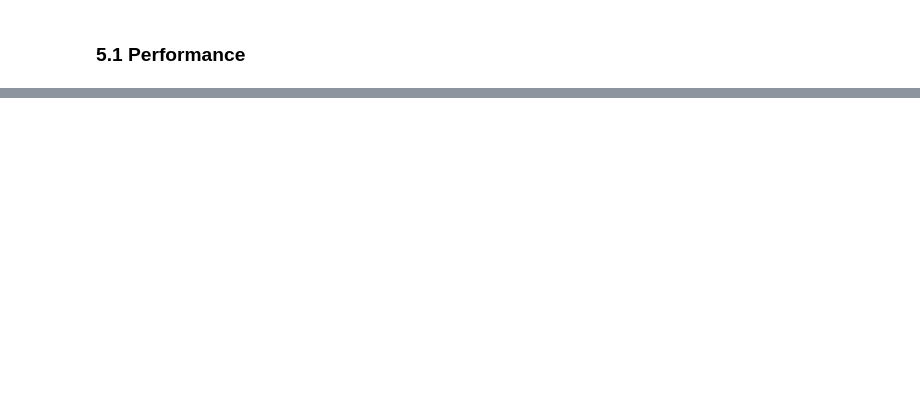
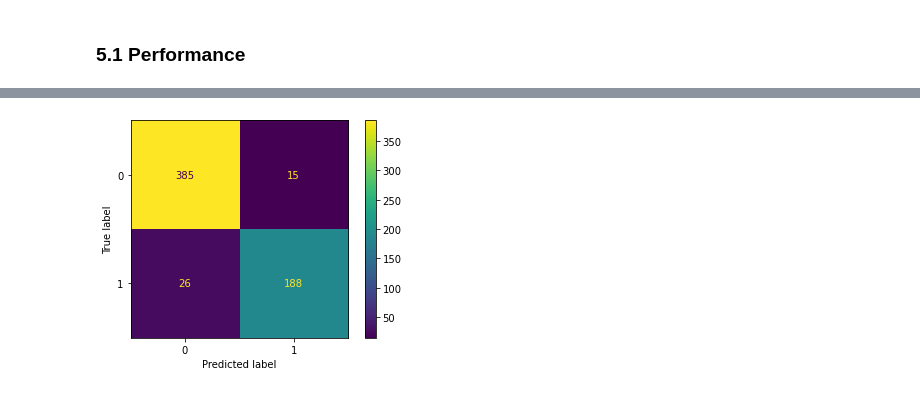
Before and after one commit to Esrem5/PredictDiabetes, a Jupyter notebook: diabetes_challenge.ipynb, the cells around one changed output, grey strips where cells are left out. Saved outputs shown, nothing was run; the diff lists cells and outputs as text; code cells hidden in the pictures; blank space fills up the shorter version.

```diff
--- a/diabetes_challenge.ipynb
+++ b/diabetes_challenge.ipynb
@@ -588,0 +618,12 @@ Explain why I use which performance measure
+# %%
+params = {
+    'm__max_features': [2, 3, 'sqrt'],
+    'm__min_samples_leaf': [3, 4, 5],
+    'm__min_samples_split': [8, 10, 12],
+    'm__n_estimators': [100, 200, 300]
+}
+# %%
+RF_pipeline = Pipeline(steps=[('p', preprocess_pipeline), ('m', RandomForestClassifier())])
+# %%
+grid_clf = GridSearchCV(RF_pipeline, param_grid = params, cv=5)
+grid_clf.fit(X_trainCV, y_trainCV)
@@ -588,0 +667,5 @@ Explain why I use which performance measure
+# %%
+plot_confusion_matrix(grid_clf, X_trainCV, y_trainCV)
+plt.show()
+# %% [output]
+[figure, added]
```
Also changed, not shown: parts of 78 cells of this notebook.
